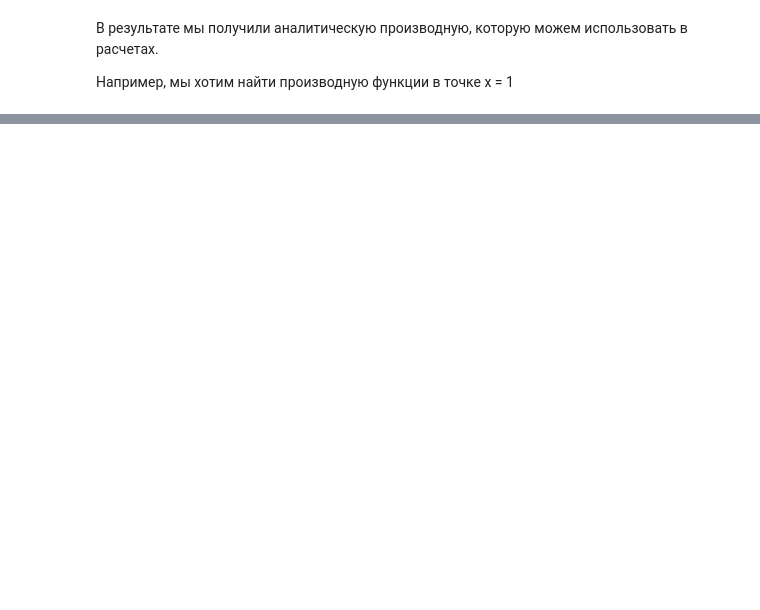
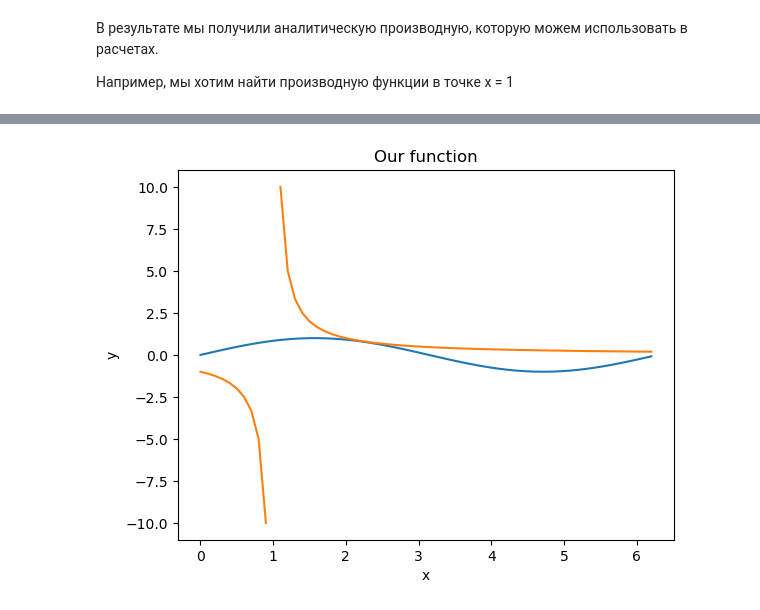
Before and after one commit to BalshowAndrew/math_datascience, a Jupyter notebook: 01_vectors.ipynb, the cells around one changed output, grey strips where cells are left out. Cells and saved outputs as stored; diff of their text form; code cells hidden in the pictures; blank space fills up the shorter version.

```diff
--- a/01_vectors.ipynb
+++ b/01_vectors.ipynb
@@ -853,0 +867,4 @@ res.subs(x, 1)
+# %%
+# Зададим функцию:
+def function(x):
+    return 1 / (x - 1)
@@ -853,0 +887,9 @@ res.subs(x, 1)
+# %%
+plt.plot(x, y)
+plt.plot(x, function(x))
+plt.xlabel("x")
+plt.ylabel("y")
+plt.title("Our function")
+plt.show()
+# %% [output]
+[figure, added]
```
Also changed, not shown: parts of 21 cells of this notebook, 2 other files.
